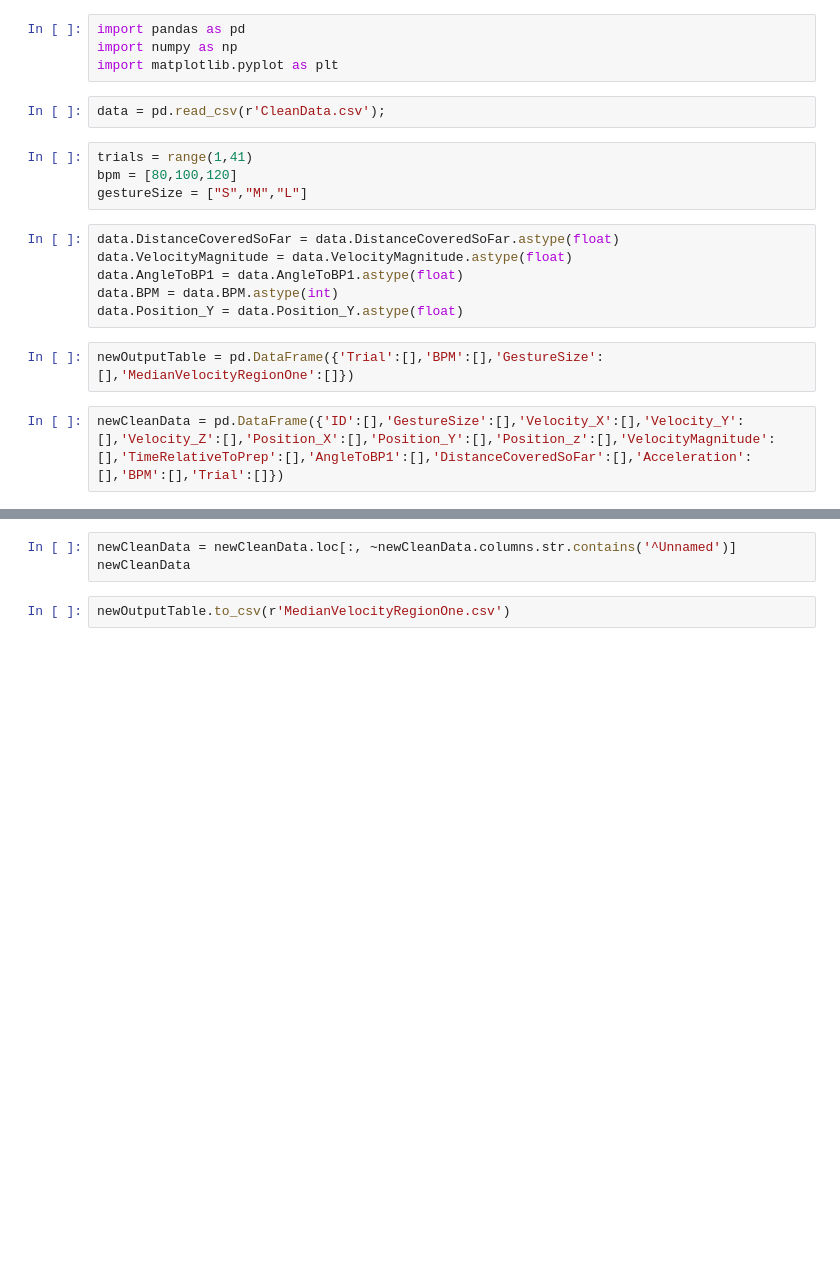
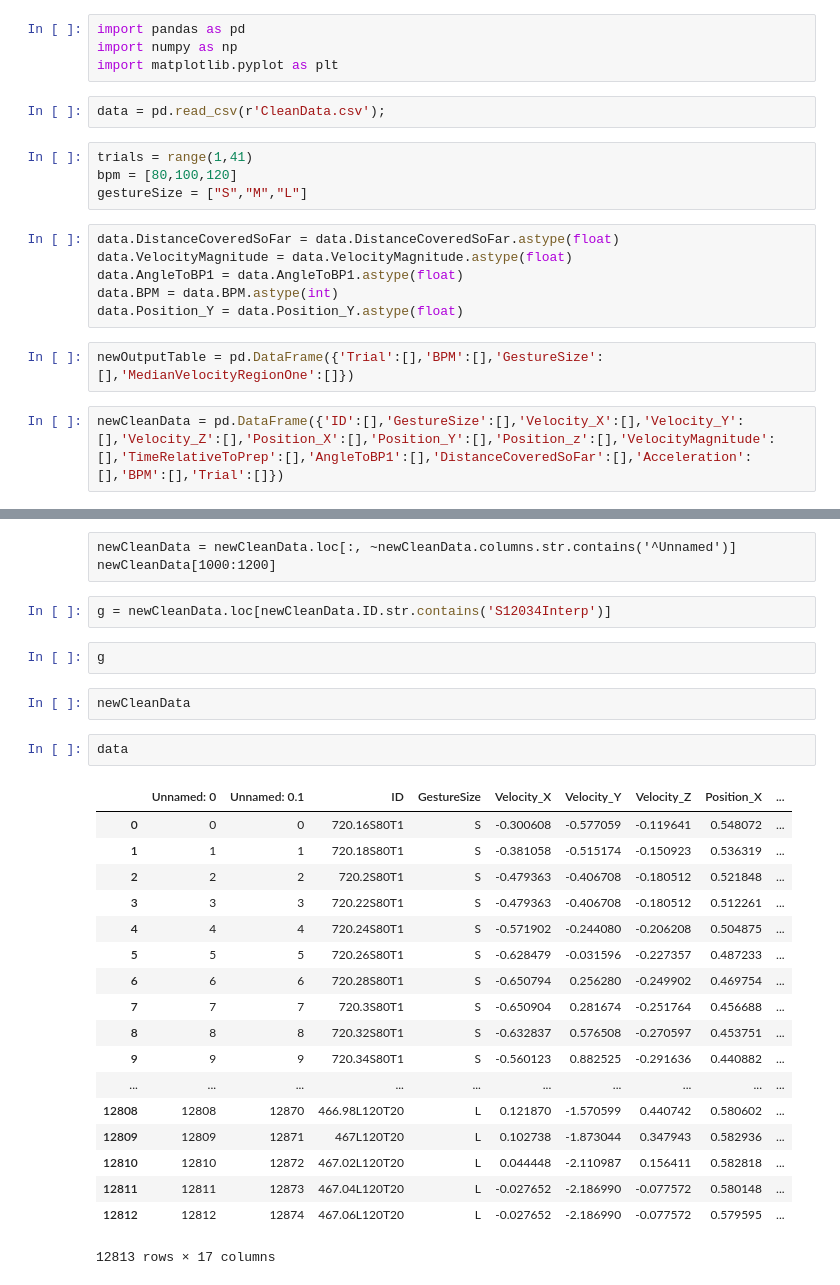
Before and after one commit to ubcemergingmedialab/InteractiveOrchestra, a Jupyter notebook: InteractiveOrchestraDataAnalysis/AddingFakePoint.ipynb, the cells around one changed output, grey strips where cells are left out. Cells and saved outputs as stored; diff of their text form; blank space fills up the shorter version.

Commit message:
Will add final changes later for interp point

```diff
--- a/InteractiveOrchestraDataAnalysis/AddingFakePoint.ipynb
+++ b/InteractiveOrchestraDataAnalysis/AddingFakePoint.ipynb
@@ -153,5 +155,30 @@ newOutputTable
+# %% [raw]
+newCleanData = newCleanData.loc[:, ~newCleanData.columns.str.contains('^Unnamed')]
+newCleanData[1000:1200]
 # %%
-newCleanData = newCleanData.loc[:, ~newCleanData.columns.str.contains('^Unnamed')]
-newCleanData
+g = newCleanData.loc[newCleanData.ID.str.contains('S12034Interp')]
-# %%
-newOutputTable.to_csv(r'MedianVelocityRegionOne.csv')
+# %%
+g
+# %%
+newCleanData
+# %%
+data
+# %% [output]
+|  | Unnamed: 0 | Unnamed: 0.1 | ID | GestureSize | Velocity_X | Velocity_Y | Velocity_Z | Position_X | ... |
+| 0 | 0 | 0 | 720.16S80T1 | S | -0.300608 | -0.577059 | -0.119641 | 0.548072 | ... |
+| 1 | 1 | 1 | 720.18S80T1 | S | -0.381058 | -0.515174 | -0.150923 | 0.536319 | ... |
+| 2 | 2 | 2 | 720.2S80T1 | S | -0.479363 | -0.406708 | -0.180512 | 0.521848 | ... |
+| 3 | 3 | 3 | 720.22S80T1 | S | -0.479363 | -0.406708 | -0.180512 | 0.512261 | ... |
+| 4 | 4 | 4 | 720.24S80T1 | S | -0.571902 | -0.244080 | -0.206208 | 0.504875 | ... |
+| 5 | 5 | 5 | 720.26S80T1 | S | -0.628479 | -0.031596 | -0.227357 | 0.487233 | ... |
+| 6 | 6 | 6 | 720.28S80T1 | S | -0.650794 | 0.256280 | -0.249902 | 0.469754 | ... |
+| 7 | 7 | 7 | 720.3S80T1 | S | -0.650904 | 0.281674 | -0.251764 | 0.456688 | ... |
+| 8 | 8 | 8 | 720.32S80T1 | S | -0.632837 | 0.576508 | -0.270597 | 0.453751 | ... |
+| 9 | 9 | 9 | 720.34S80T1 | S | -0.560123 | 0.882525 | -0.291636 | 0.440882 | ... |
+| ... | ... | ... | ... | ... | ... | ... | ... | ... | ... |
+| 12808 | 12808 | 12870 | 466.98L120T20 | L | 0.121870 | -1.570599 | 0.440742 | 0.580602 | ... |
+| 12809 | 12809 | 12871 | 467L120T20 | L | 0.102738 | -1.873044 | 0.347943 | 0.582936 | ... |
+| 12810 | 12810 | 12872 | 467.02L120T20 | L | 0.044448 | -2.110987 | 0.156411 | 0.582818 | ... |
+| 12811 | 12811 | 12873 | 467.04L120T20 | L | -0.027652 | -2.186990 | -0.077572 | 0.580148 | ... |
+| 12812 | 12812 | 12874 | 467.06L120T20 | L | -0.027652 | -2.186990 | -0.077572 | 0.579595 | ... |
+12813 rows × 17 columns
```
Also changed, not shown: parts of 2 cells of this notebook, 2 other files.
